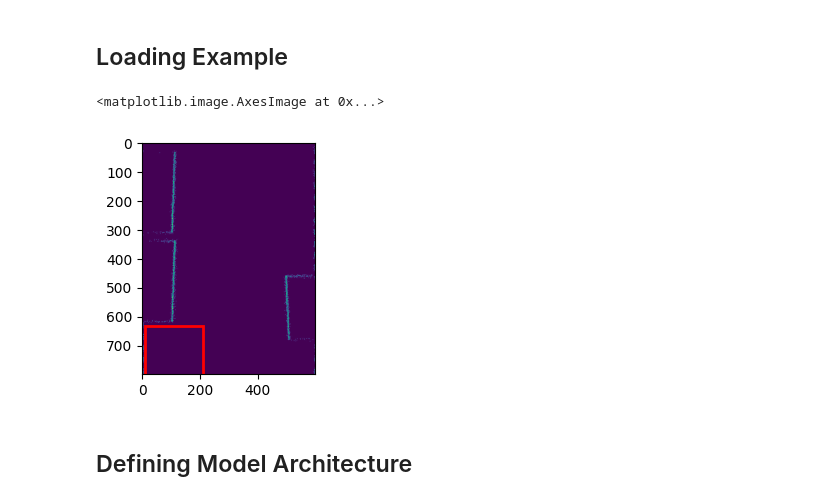
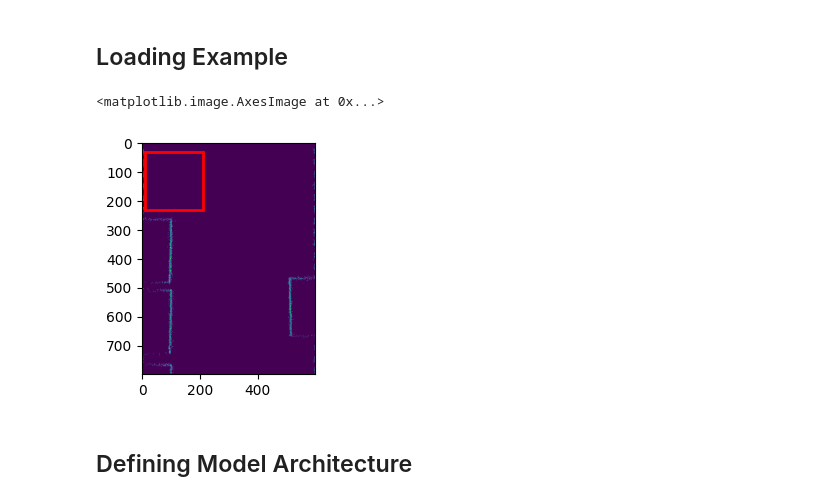
Before and after one commit to Hydra-Bolt/ParkingSpaceDetection, a Jupyter notebook: CNN-TensorFlow.ipynb, the cells around one changed output. Cells and saved outputs as stored; diff of their text form; code cells hidden in the pictures.

```diff
--- a/CNN-TensorFlow.ipynb
+++ b/CNN-TensorFlow.ipynb
@@ -76,10 +76,8 @@ def load_image(image_path, label_path):
     if len(label.shape) == 1:
         label = np.expand_dims(label, axis=0)  # Make it 2D if it's 1D
     elif label.shape[0] > 1:
-        # Consider adding padding or truncation logic here if necessary
         label = label[:1]  # Adjust this as needed for your use case
-
-    return image, label
+    return image, *label
 
 
 # Example to load and display a single image and its label
@@ -114,16 +115,16 @@ dataset = dataset.shuffle(buffer_size=1000).batch(batch_size).prefetch(tf.data.e
 # %% [markdown]
 ## Loading Example
 # %%
-example = dataset.as_numpy_iterator().next()
+example = dataset.take(1).as_numpy_iterator().next()
 # %%
 fig, ax = plt.subplots(figsize=(3,3))
-x_min, y_min, x_max, y_max = example[1][0][0]
+x_min, y_min, x_max, y_max = example[1][0]
 rect = patches.Rectangle((x_min, y_min), x_max - x_min, y_max - y_min, linewidth=2, edgecolor='r', facecolor='none')
 ax.add_patch(rect)
 ax.imshow(example[0][0])
 # %% [output]
 <matplotlib.image.AxesImage at 0x...>
-[figure, old version]
+[figure, new version]
 # %% [markdown]
 ## Defining Model Architecture
 # %% [markdown]
```
Also changed, not shown: parts of 8 cells of this notebook.
